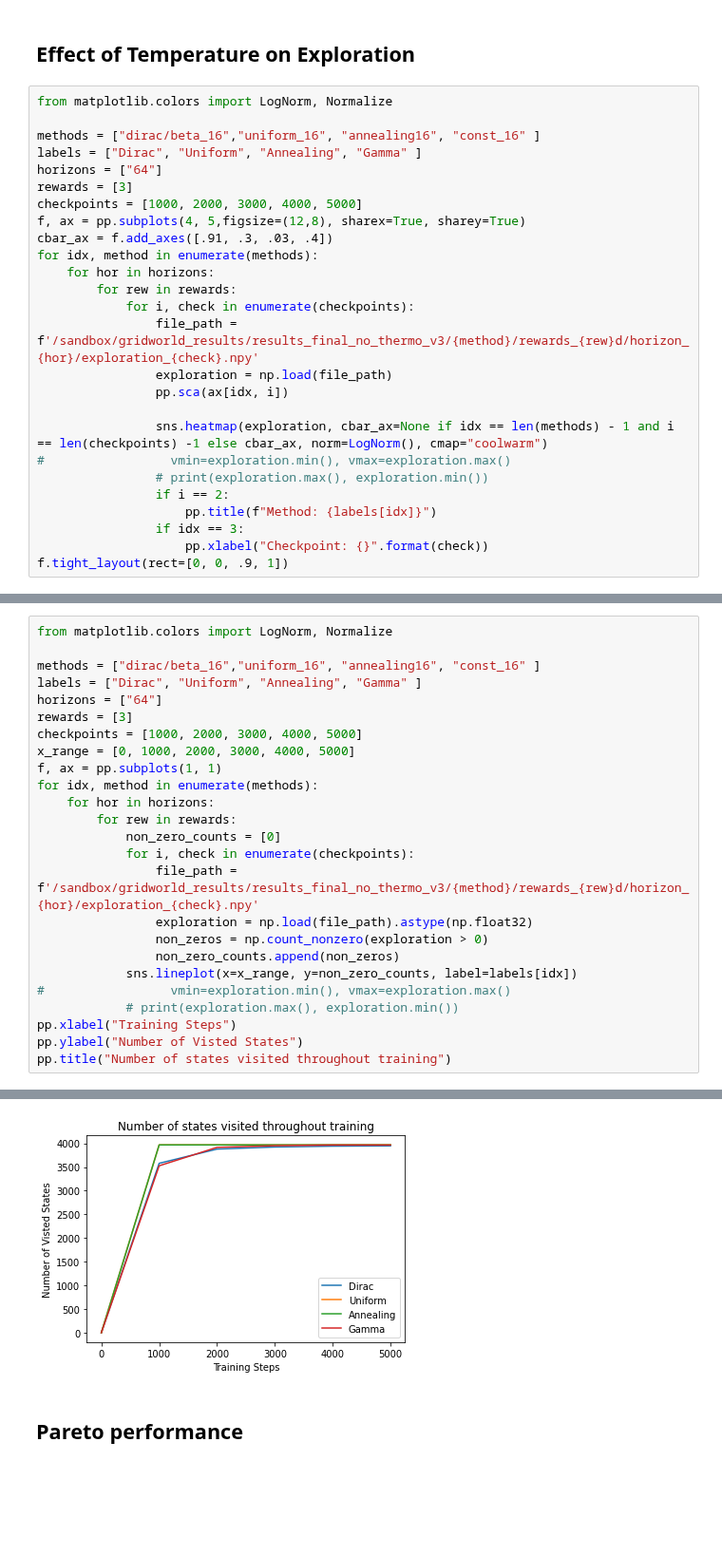
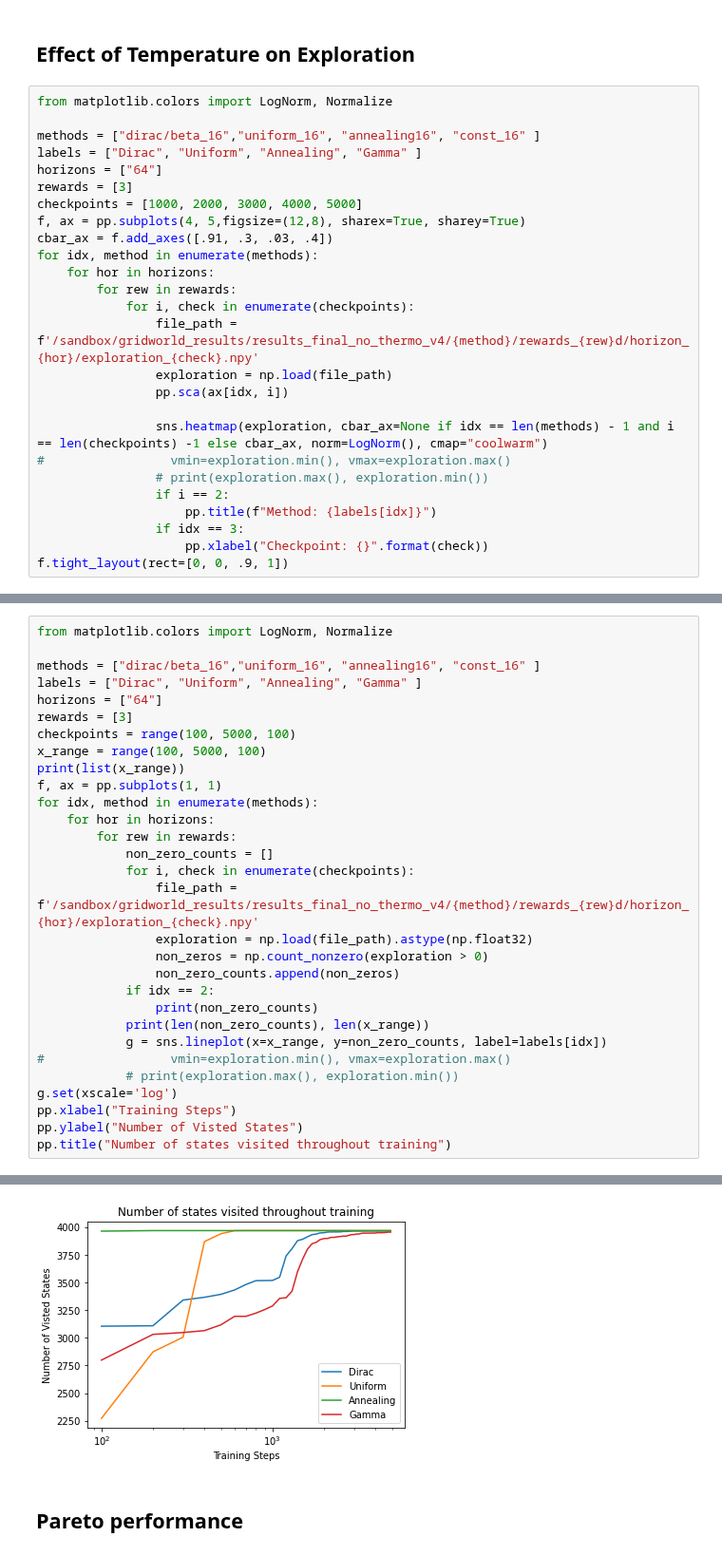
Before and after one commit to recursionpharma/gflownet, a Jupyter notebook: gflownet/examples/results.ipynb, the cells around one changed output, grey strips where cells are left out. Shown at 95% size. Saved outputs shown, nothing was run; the diff lists cells and outputs as text; blank space fills up the shorter version.

```diff
--- a/gflownet/examples/results.ipynb
+++ b/gflownet/examples/results.ipynb
@@ -353,7 +353,7 @@ for idx, method in enumerate(methods):
     for hor in horizons:
         for rew in rewards:
             for i, check in enumerate(checkpoints):
-                file_path = f'/sandbox/gridworld_results/results_final_no_thermo_v3/{method}/rewards_{rew}d/horizon_{hor}/exploration_{check}.npy'
+                file_path = f'/sandbox/gridworld_results/results_final_no_thermo_v4/{method}/rewards_{rew}d/horizon_{hor}/exploration_{check}.npy'
                 exploration = np.load(file_path)
                 pp.sca(ax[idx, i])
 
@@ -374,21 +374,26 @@ methods = ["dirac/beta_16","uniform_16", "annealing16", "const_16" ]
 labels = ["Dirac", "Uniform", "Annealing", "Gamma" ]
 horizons = ["64"]
 rewards = [3]
-checkpoints = [1000, 2000, 3000, 4000, 5000]
-x_range = [0, 1000, 2000, 3000, 4000, 5000]
+checkpoints = range(100, 5000, 100)
+x_range = range(100, 5000, 100)
+print(list(x_range))
 f, ax = pp.subplots(1, 1)
 for idx, method in enumerate(methods):
     for hor in horizons:
         for rew in rewards:
-            non_zero_counts = [0]
+            non_zero_counts = []
             for i, check in enumerate(checkpoints):
-                file_path = f'/sandbox/gridworld_results/results_final_no_thermo_v3/{method}/rewards_{rew}d/horizon_{hor}/exploration_{check}.npy'
+                file_path = f'/sandbox/gridworld_results/results_final_no_thermo_v4/{method}/rewards_{rew}d/horizon_{hor}/exploration_{check}.npy'
                 exploration = np.load(file_path).astype(np.float32)
                 non_zeros = np.count_nonzero(exploration > 0)
                 non_zero_counts.append(non_zeros)
-            sns.lineplot(x=x_range, y=non_zero_counts, label=labels[idx])
+            if idx == 2:
+                print(non_zero_counts)
+            print(len(non_zero_counts), len(x_range))
+            g = sns.lineplot(x=x_range, y=non_zero_counts, label=labels[idx])
 #                 vmin=exploration.min(), vmax=exploration.max()
             # print(exploration.max(), exploration.min())
+g.set(xscale='log')
 pp.xlabel("Training Steps")
 pp.ylabel("Number of Visted States")
 pp.title("Number of states visited throughout training")
@@ -397,4 +408,4 @@ Text(0.5, 1.0, 'Number of states visited throughout training')
-[figure, old version]
+[figure, new version]
 # %% [markdown]
 ## Pareto performance
 # %% [markdown]
```
Also changed, not shown: parts of 25 cells of this notebook, 2 other files.
